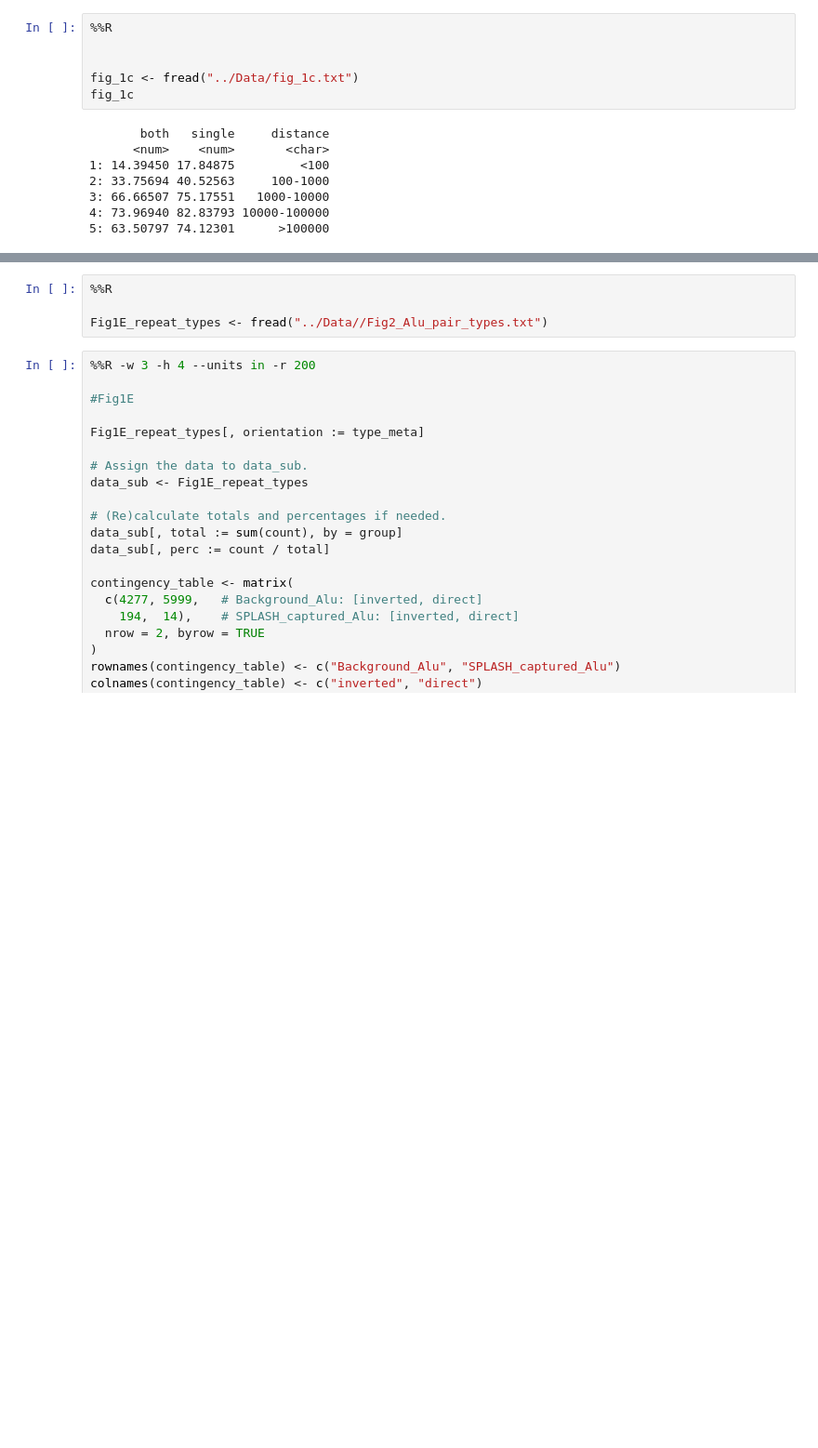
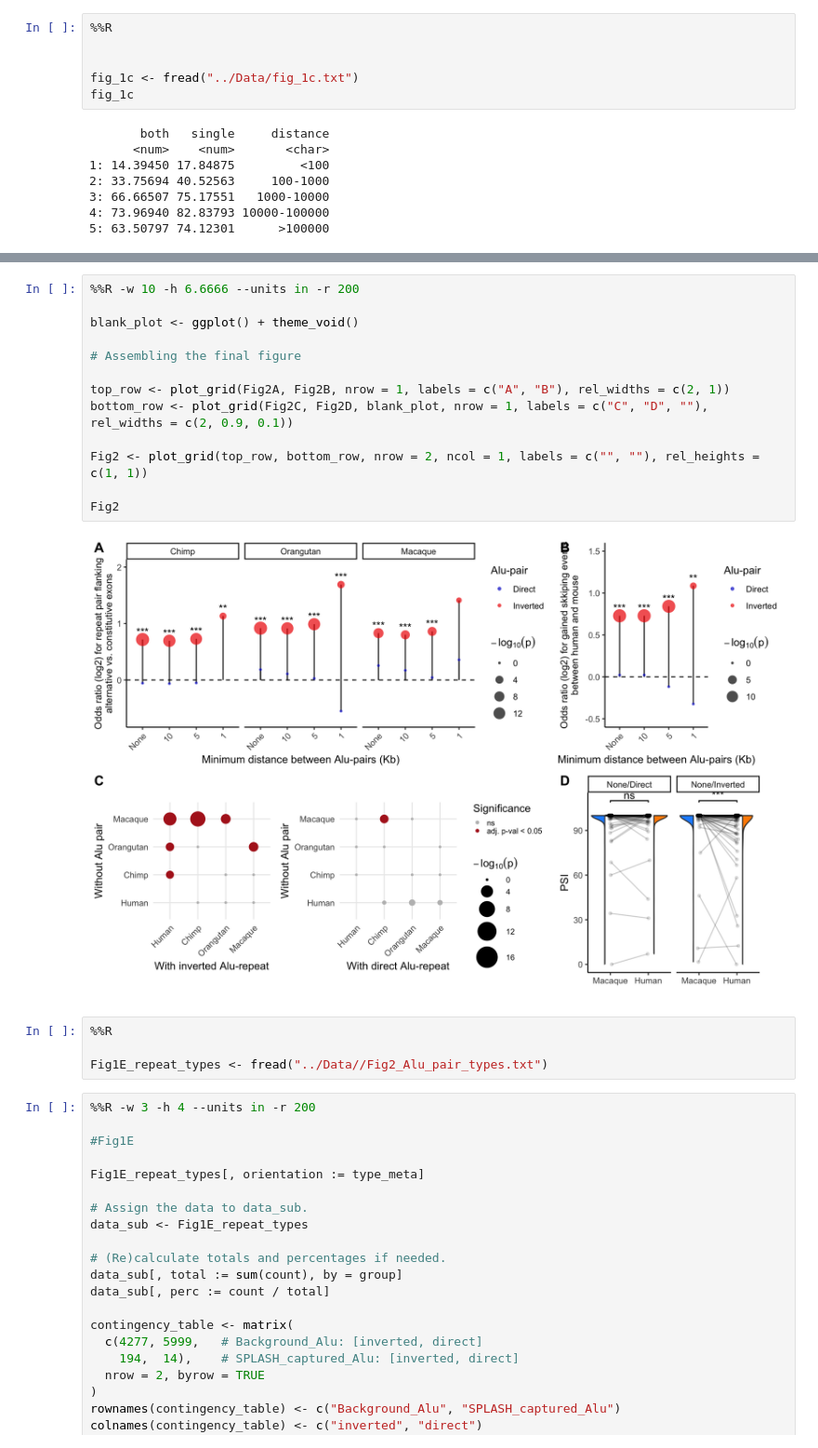
Before and after one commit to Hyunbeen-Lee/RNA_Alu_paper_figure, a Jupyter notebook: Notebooks/Figure1.ipynb, the cells around one changed output, grey strips where cells are left out. Shown at 93% size. Cells and saved outputs as stored; diff of their text form; blank space fills up the shorter version.

```diff
--- a/Notebooks/Figure1.ipynb
+++ b/Notebooks/Figure1.ipynb
@@ -168,3 +204,18 @@ ggplot(fig_1c.melted, aes(x = distance)) +
+# %%
+%%R -w 10 -h 6.6666 --units in -r 200
+
+blank_plot <- ggplot() + theme_void()
+
+# Assembling the final figure
+
+top_row <- plot_grid(Fig2A, Fig2B, nrow = 1, labels = c("A", "B"), rel_widths = c(2, 1))
+bottom_row <- plot_grid(Fig2C, Fig2D, blank_plot, nrow = 1, labels = c("C", "D", ""), rel_widths = c(2, 0.9, 0.1))
+
+Fig2 <- plot_grid(top_row, bottom_row, nrow = 2, ncol = 1, labels = c("", ""), rel_heights = c(1, 1))
+
+Fig2
+# %% [output]
+[figure, added]
 # %%
 %%R
 
```
Also changed, not shown: parts of 3 cells of this notebook, 1 other file.
